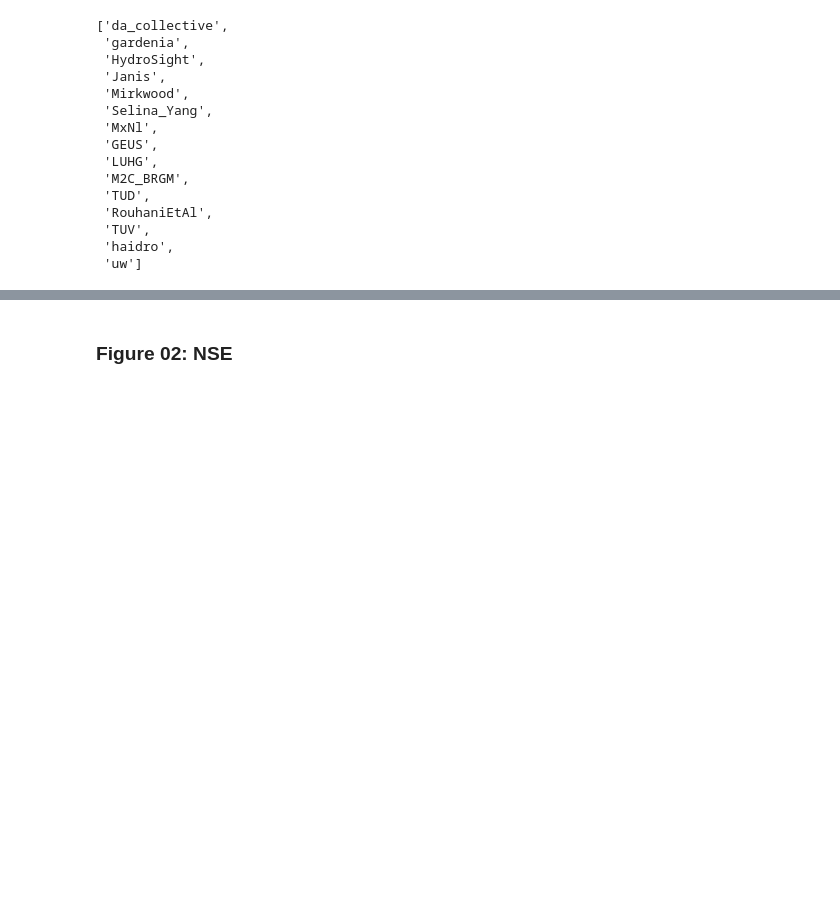
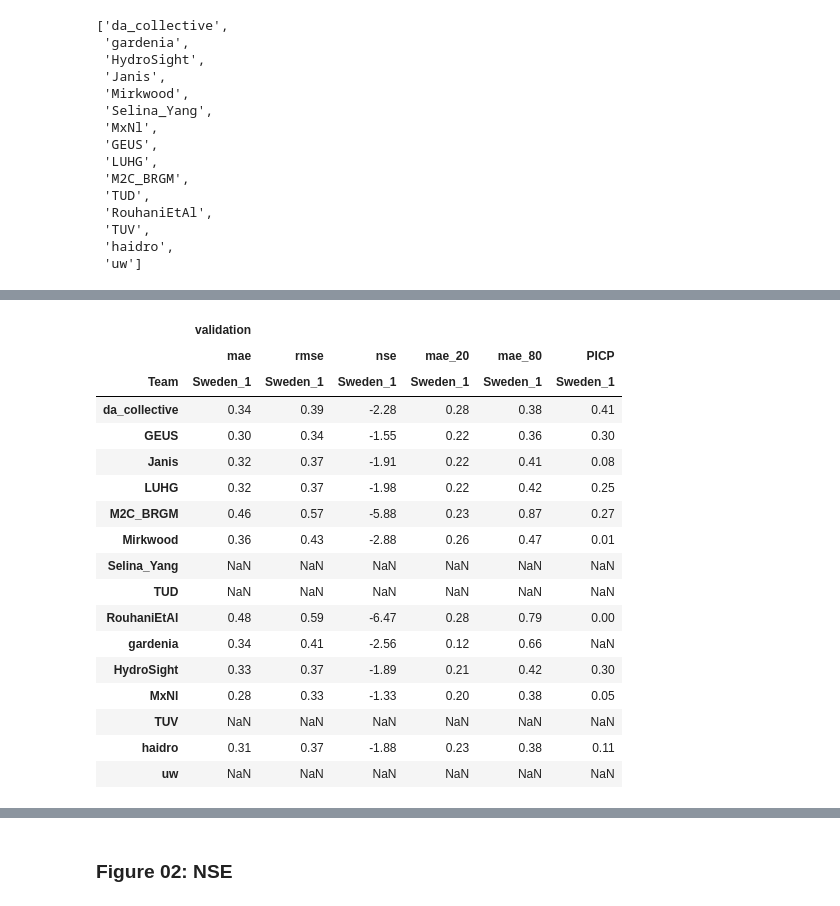
Before and after one commit to gwmodeling/challenge, a Jupyter notebook: scripts/03_analyse.ipynb, the cells around one changed output, grey strips where cells are left out. Saved outputs shown, nothing was run; the diff lists cells and outputs as text; code cells hidden in the pictures; blank space fills up the shorter version.

```diff
--- a/scripts/03_analyse.ipynb
+++ b/scripts/03_analyse.ipynb
@@ -160,0 +162,21 @@ metrics.head()
+# %%
+metrics.loc[:, ("validation", slice(None), "Sweden_1")].round(2)
+# %% [output]
+|  | validation |  |  |  |  |  |
+|  | mae | rmse | nse | mae_20 | mae_80 | PICP |
+| Team | Sweden_1 | Sweden_1 | Sweden_1 | Sweden_1 | Sweden_1 | Sweden_1 |
+| da_collective | 0.34 | 0.39 | -2.28 | 0.28 | 0.38 | 0.41 |
+| GEUS | 0.30 | 0.34 | -1.55 | 0.22 | 0.36 | 0.30 |
+| Janis | 0.32 | 0.37 | -1.91 | 0.22 | 0.41 | 0.08 |
+| LUHG | 0.32 | 0.37 | -1.98 | 0.22 | 0.42 | 0.25 |
+| M2C_BRGM | 0.46 | 0.57 | -5.88 | 0.23 | 0.87 | 0.27 |
+| Mirkwood | 0.36 | 0.43 | -2.88 | 0.26 | 0.47 | 0.01 |
+| Selina_Yang | NaN | NaN | NaN | NaN | NaN | NaN |
+| TUD | NaN | NaN | NaN | NaN | NaN | NaN |
+| RouhaniEtAl | 0.48 | 0.59 | -6.47 | 0.28 | 0.79 | 0.00 |
+| gardenia | 0.34 | 0.41 | -2.56 | 0.12 | 0.66 | NaN |
+| HydroSight | 0.33 | 0.37 | -1.89 | 0.21 | 0.42 | 0.30 |
+| MxNl | 0.28 | 0.33 | -1.33 | 0.20 | 0.38 | 0.05 |
+| TUV | NaN | NaN | NaN | NaN | NaN | NaN |
+| haidro | 0.31 | 0.37 | -1.88 | 0.23 | 0.38 | 0.11 |
+| uw | NaN | NaN | NaN | NaN | NaN | NaN |
```
Also changed, not shown: parts of 18 cells of this notebook, 2 other files.
